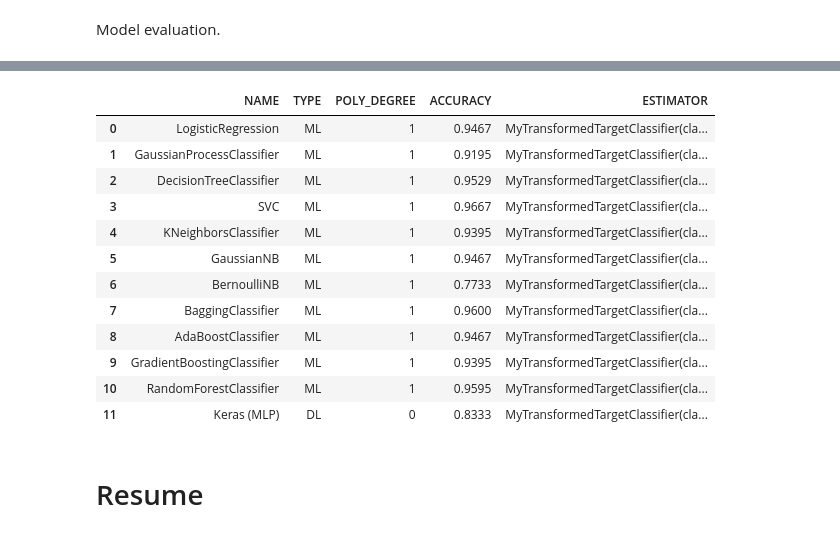
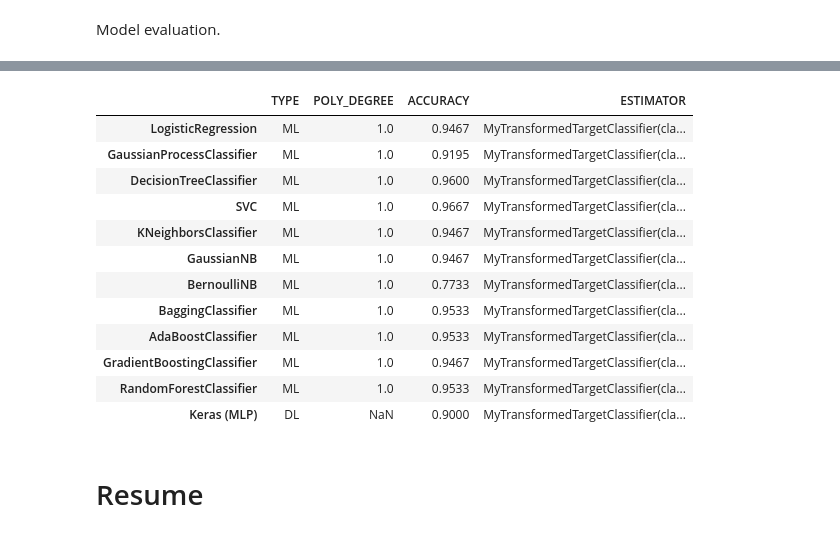
Before and after one commit to kike1985/Machine-Learning, a Jupyter notebook: 0201_Classification_Iris.ipynb, the cells around one changed output, grey strips where cells are left out. Drawn from its saved outputs; the diff is of its cells as text; code cells hidden in the pictures.

```diff
--- a/0201_Classification_Iris.ipynb
+++ b/0201_Classification_Iris.ipynb
@@ -1583,14 +1398,14 @@ class MyTransformedTargetClassifier(BaseEstimator, TransformerMixin):
         if os.path.isdir(path) == False:
             os.mkdir(path)
 
+        pickle.dump(self.classifier['transformer'],
+                    open(f'{path}/data_transformer.pkl', 'wb'))
+
         pickle.dump(self.classifier['outlier'],
                     open(f'{path}/outlier_transformer.pkl', 'wb'))
 
         pickle.dump(self.classifier['imputer'],
                     open(f'{path}/impute_transformer.pkl', 'wb'))
-
-        pickle.dump(self.classifier['transformer'],
-                    open(f'{path}/data_transformer.pkl', 'wb'))
 
         pickle.dump(self.classifier['preprocessor'],
                     open(f'{path}/preprocessor.pkl', 'wb'))
@@ -1602,15 +1417,15 @@ class MyTransformedTargetClassifier(BaseEstimator, TransformerMixin):
 
     @staticmethod
     def load(path):
+        transformer = pickle.load(open(f'{path}/data_transformer.pkl', 'rb'))
         outlier = pickle.load(open(f'{path}/outlier_transformer.pkl', 'rb'))
         imputer = pickle.load(open(f'{path}/impute_transformer.pkl', 'rb'))
-        transformer = pickle.load(open(f'{path}/data_transformer.pkl', 'rb'))
         preprocessor = pickle.load(open(f'{path}/preprocessor.pkl', 'rb'))
         model = load_model(f'{path}/model.h5')
 
-        pipe = Pipeline(steps=[('outlier', outlier),
+        pipe = Pipeline(steps=[('transformer', transformer),
+                               ('outlier', outlier),
                                ('imputer', imputer),
-                               ('transformer', transformer),
                                ('preprocessor', preprocessor),
                                ('model', model)])
 
@@ -1620,16 +1435,16 @@ class MyTransformedTargetClassifier(BaseEstimator, TransformerMixin):
         return MyTransformedTargetClassifier(classifier=pipe, target_transformer=target_transformer)
 # %%
 results = pd.DataFrame(
-    columns=['NAME', 'TYPE', 'POLY_DEGREE', 'ACCURACY', 'ESTIMATOR'])
+    columns=['TYPE', 'POLY_DEGREE', 'ACCURACY', 'ESTIMATOR'])
 
 
 def my_grid_search_cv(model, X, y, results, param_grid, poly_degrees):
     estimators = []
 
     for degree in poly_degrees:
-        steps = [('outlier', IrisOutlierTransformer()),
+        steps = [('transformer', IrisDataTransformer()),
+                 ('outlier', IrisOutlierTransformer()),
                  ('imputer', IrisImputeTransformer()),
-                 ('transformer', IrisDataTransformer()),
                  ('preprocessor', preprocessor),
                  ('polynomial', PolynomialFeatures(degree=degree)),
                  ('model', model)]
@@ -1649,16 +1464,15 @@ def my_grid_search_cv(model, X, y, results, param_grid, poly_degrees):
 
         score = round(grid_search.best_score_, 4)
         display(estimator)
+        model_name = str(model).split('(')[0]
         print(
-            f'The model {str(model)} has a degree of accuracy of {score * 100}%.')
+            f'The model {model_name} has a degree of accuracy of {score * 100}%.')
 
         show_confusion_matrix(estimator.classifier, X,
                               estimator.transform_target(y))
 
-        new_df = pd.DataFrame(data={'NAME': [str(model).split('(')[0]],
-                                    'TYPE': 'ML', 'POLY_DEGREE': degree,
-                                    'ACCURACY': [score], 'ESTIMATOR': [estimator]})
-        results = pd.concat([results, new_df], ignore_index=True)
+        results.loc[model_name] = {'TYPE': 'ML', 'POLY_DEGREE': degree,
+                                   'ACCURACY': score, 'ESTIMATOR': estimator}
 
     return (results,) + tuple(estimators)
 # %% [markdown]
@@ -2317,0 +2081,3 @@ df.head()
+# %%
+df = df_bk.copy()
+df.head()
@@ -2368,9 +2141,9 @@ Non-trainable params: 0
 _________________________________________________________________
 None
 # %%
-pipe = Pipeline(steps=[('outlier', IrisOutlierTransformer()),
+pipe = Pipeline(steps=[('transformer', IrisDataTransformer()),
+                       ('outlier', IrisOutlierTransformer()),
                        ('imputer', IrisImputeTransformer()),
-                       ('transformer', IrisDataTransformer()),
                        ('preprocessor', preprocessor),
                        ('model', keras_model)])
 
@@ -2379,9 +2152,9 @@ target_transformer = OneHotEncoder(sparse_output=False)
 keras_estimator = MyTransformedTargetClassifier(classifier=pipe,
                                                 target_transformer=target_transformer)
 
-X_val = outlier_transf.fit_transform(X=X_test)
+X_val = data_transf.fit_transform(X=X_test)
+X_val = outlier_transf.fit_transform(X=X_val)
 X_val = impute_transf.fit_transform(X=X_val)
-X_val = data_transf.fit_transform(X=X_val)
 X_val = preprocessor.fit_transform(X=X_val)
 
 y_test_re = np.reshape(y_test.values, (-1, 1))
@@ -2500,24 +2269,23 @@ MyTransformedTargetClassifier(classifier=Pipeline(steps=[('outlier',
                                                           <keras.engine.sequential.Sequential object at 0x...>)]),
                               target_transformer=OneHotEncoder(sparse_output=False))
 # %%
-new_df = pd.DataFrame(data={'NAME': ['Keras (MLP)'], 'TYPE': 'DL', 'POLY_DEGREE': 0,
-                            'ACCURACY': [acc_test], 'ESTIMATOR': [keras_estimator]})
-results = pd.concat([results, new_df], ignore_index=True)
+results.loc['Keras (MLP)'] = {'TYPE': 'DL', 'POLY_DEGREE': None, 'ACCURACY': acc_test,
+                              'ESTIMATOR': keras_estimator}
 results
 # %% [output]
-|  | NAME | TYPE | POLY_DEGREE | ACCURACY | ESTIMATOR |
-| 0 | LogisticRegression | ML | 1 | 0.9467 | MyTransformedTargetClassifier(cla... |
-| 1 | GaussianProcessClassifier | ML | 1 | 0.9195 | MyTransformedTargetClassifier(cla... |
-| 2 | DecisionTreeClassifier | ML | 1 | 0.9529 | MyTransformedTargetClassifier(cla... |
-| 3 | SVC | ML | 1 | 0.9667 | MyTransformedTargetClassifier(cla... |
-| 4 | KNeighborsClassifier | ML | 1 | 0.9395 | MyTransformedTargetClassifier(cla... |
-| 5 | GaussianNB | ML | 1 | 0.9467 | MyTransformedTargetClassifier(cla... |
-| 6 | BernoulliNB | ML | 1 | 0.7733 | MyTransformedTargetClassifier(cla... |
-| 7 | BaggingClassifier | ML | 1 | 0.9600 | MyTransformedTargetClassifier(cla... |
-| 8 | AdaBoostClassifier | ML | 1 | 0.9467 | MyTransformedTargetClassifier(cla... |
-| 9 | GradientBoostingClassifier | ML | 1 | 0.9395 | MyTransformedTargetClassifier(cla... |
-| 10 | RandomForestClassifier | ML | 1 | 0.9595 | MyTransformedTargetClassifier(cla... |
-| 11 | Keras (MLP) | DL | 0 | 0.8333 | MyTransformedTargetClassifier(cla... |
+|  | TYPE | POLY_DEGREE | ACCURACY | ESTIMATOR |
+| LogisticRegression | ML | 1.0 | 0.9467 | MyTransformedTargetClassifier(cla... |
+| GaussianProcessClassifier | ML | 1.0 | 0.9195 | MyTransformedTargetClassifier(cla... |
+| DecisionTreeClassifier | ML | 1.0 | 0.9600 | MyTransformedTargetClassifier(cla... |
+| SVC | ML | 1.0 | 0.9667 | MyTransformedTargetClassifier(cla... |
+| KNeighborsClassifier | ML | 1.0 | 0.9467 | MyTransformedTargetClassifier(cla... |
+| GaussianNB | ML | 1.0 | 0.9467 | MyTransformedTargetClassifier(cla... |
+| BernoulliNB | ML | 1.0 | 0.7733 | MyTransformedTargetClassifier(cla... |
+| BaggingClassifier | ML | 1.0 | 0.9533 | MyTransformedTargetClassifier(cla... |
+| AdaBoostClassifier | ML | 1.0 | 0.9533 | MyTransformedTargetClassifier(cla... |
+| GradientBoostingClassifier | ML | 1.0 | 0.9467 | MyTransformedTargetClassifier(cla... |
+| RandomForestClassifier | ML | 1.0 | 0.9533 | MyTransformedTargetClassifier(cla... |
+| Keras (MLP) | DL | NaN | 0.9000 | MyTransformedTargetClassifier(cla... |
 # %% [markdown]
 # Resume
 # %%
```
Also changed, not shown: parts of 109 cells of this notebook, 2 other files.
